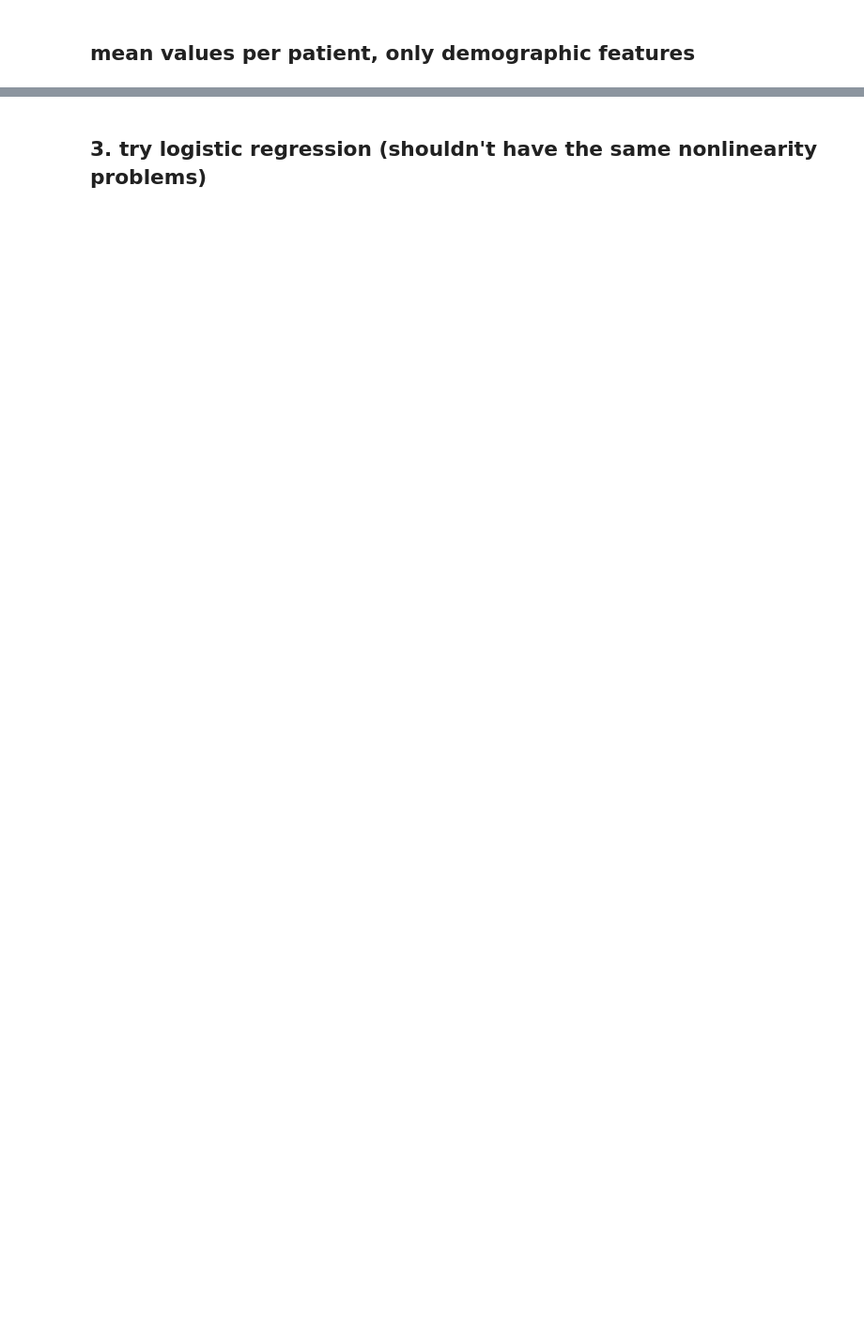
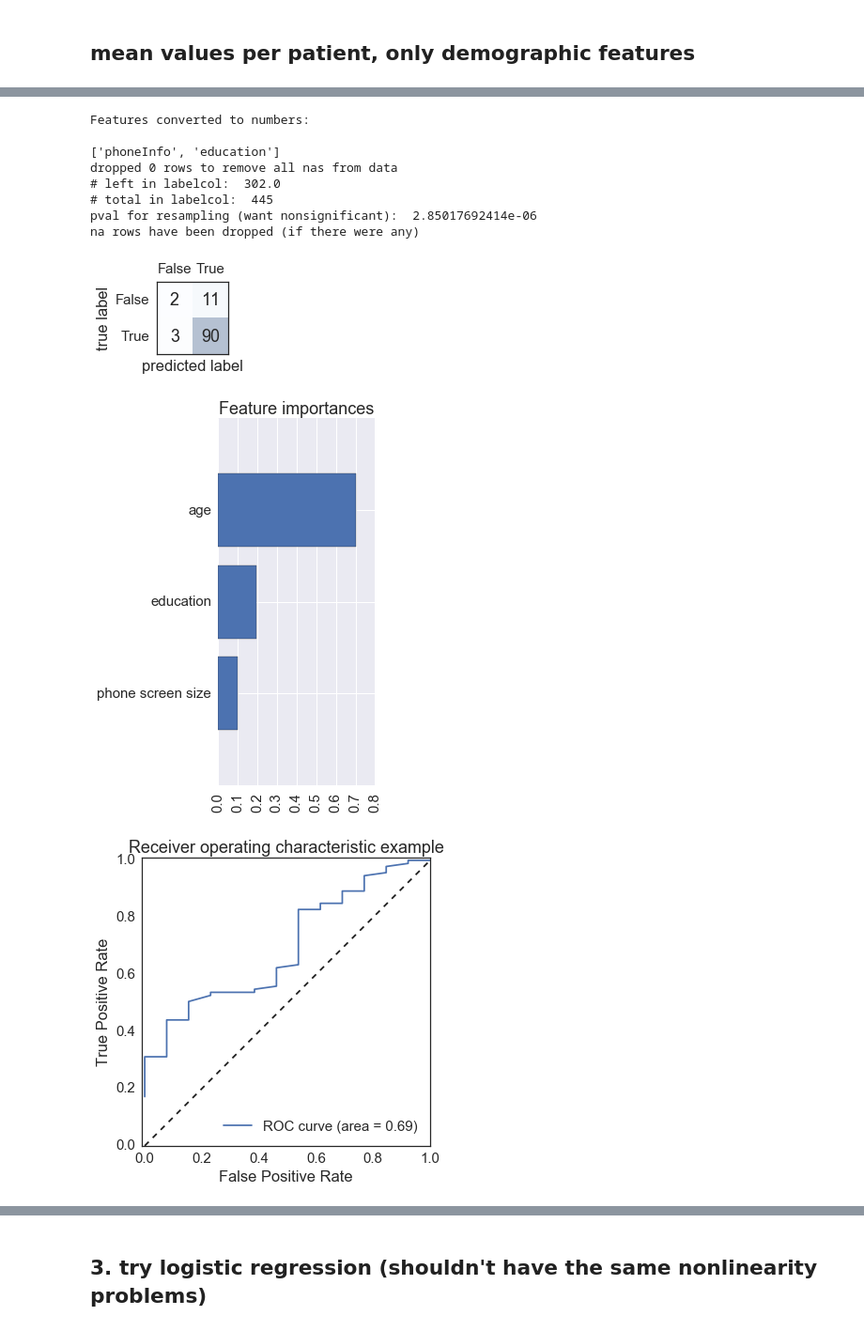
Before and after one commit to mattoby/mpower_memory, a Jupyter notebook: Memory_troubleshooting_ML.ipynb, the cells around one changed output, grey strips where cells are left out. Shown at 94% size. Cells and saved outputs as stored; diff of their text form; code cells hidden in the pictures; blank space fills up the shorter version.

```diff
--- a/Memory_troubleshooting_ML.ipynb
+++ b/Memory_troubleshooting_ML.ipynb
@@ -1002,0 +879,42 @@ print 'shape of X is: ', X_all.shape
+# %%
+# Only demographic features:
+
+# simplified code when not sample balancing:
+# (with other memory features)
+
+# take only one record per patient to remove duplicates. mean is better, but that's later..
+
+features = ['hasParkinsons'] + fcats['demographic'] + fcats['phone'] + ['healthCode']
+features.remove('smartphone')
+features.remove('gender')
+#print features
+featureToMean = ['healthCode'] # don't need to also exclude - this step takes care of that too.
+MLexcludecols = []
+labelcol = 'hasParkinsons'
+
+# redo data so i take 1 sample of each patient.
+#grouped = data.groupby('healthCode')
+#datasample = grouped.apply(lambda x: x.sample(n=1))
+
+# remove young patients:
+datasample = data[data['age']>agecutoff]
+# 143 non-Parkinsons and 302 Parkinsons left after age cutoff
+Params = mt.sampleBalanceDefaultParams
+Params['nResamples'] = 50
+Params['nbins'] = 5
+outs = mt.build_ML_model(datasample, features, labelcol=labelcol, toPlot=[1,1,1], toPrint=True, MLexcludecols=MLexcludecols, modelType='randomforest', featureToMean=featureToMean, sampleBalance=True, sampleBalanceParams=Params)
+model, fdf, X, y, X_names, y_name, X_train, X_test, y_train, y_test, train_acc, test_acc, rand_acc, y_pred, y_pred_proba = outs
+
+# doesn't help.. there are too few samples.
+# %% [output]
+Features converted to numbers:
+
+['phoneInfo', 'education']
+dropped 0 rows to remove all nas from data
+# left in labelcol:  302.0
+# total in labelcol:  445
+pval for resampling (want nonsignificant):  2.85017692414e-06
+na rows have been dropped (if there were any)
+[figure, added]
+[figure, added]
+[figure, added]
```
Also changed, not shown: parts of 22 cells of this notebook, 3 other files.
